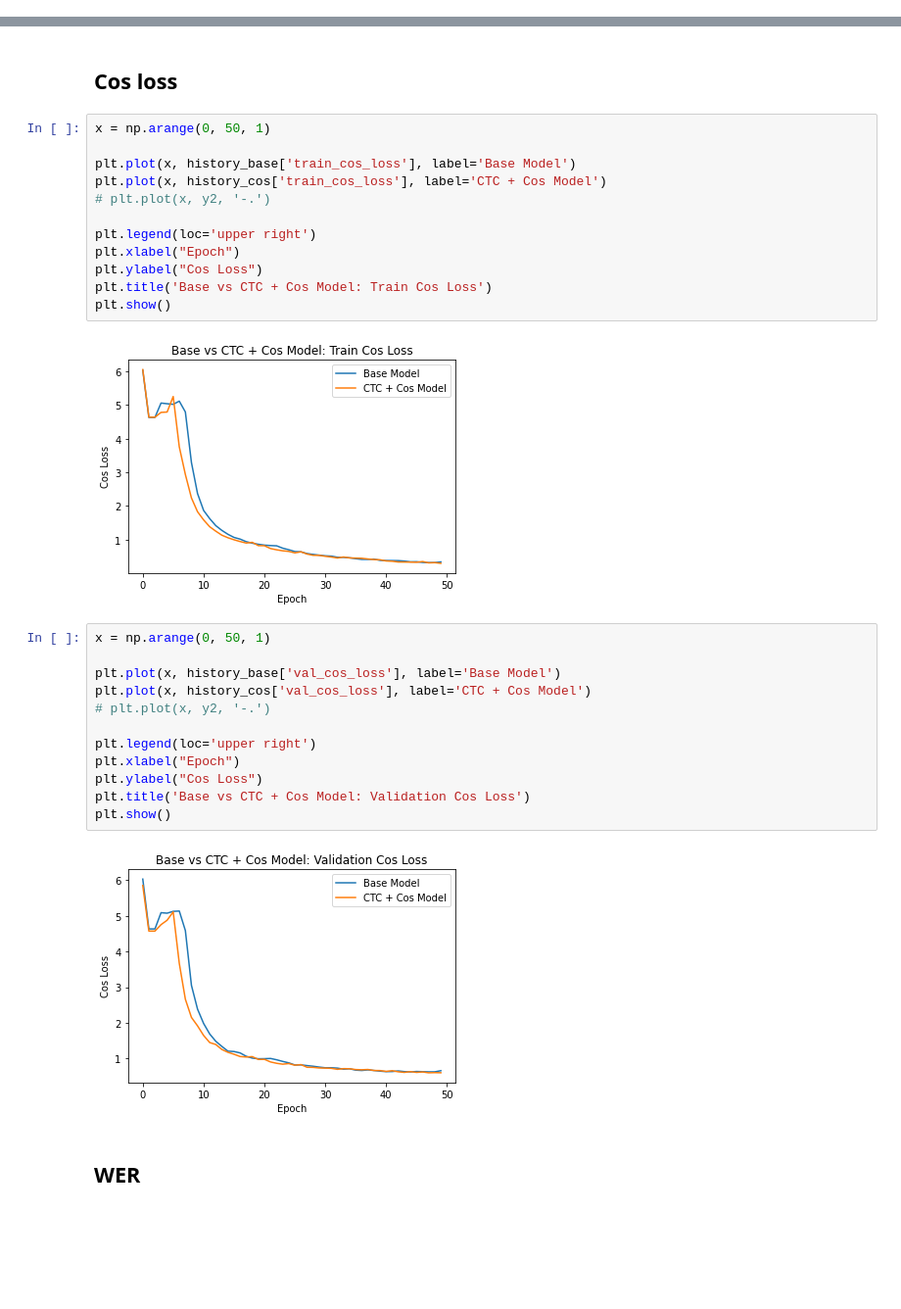
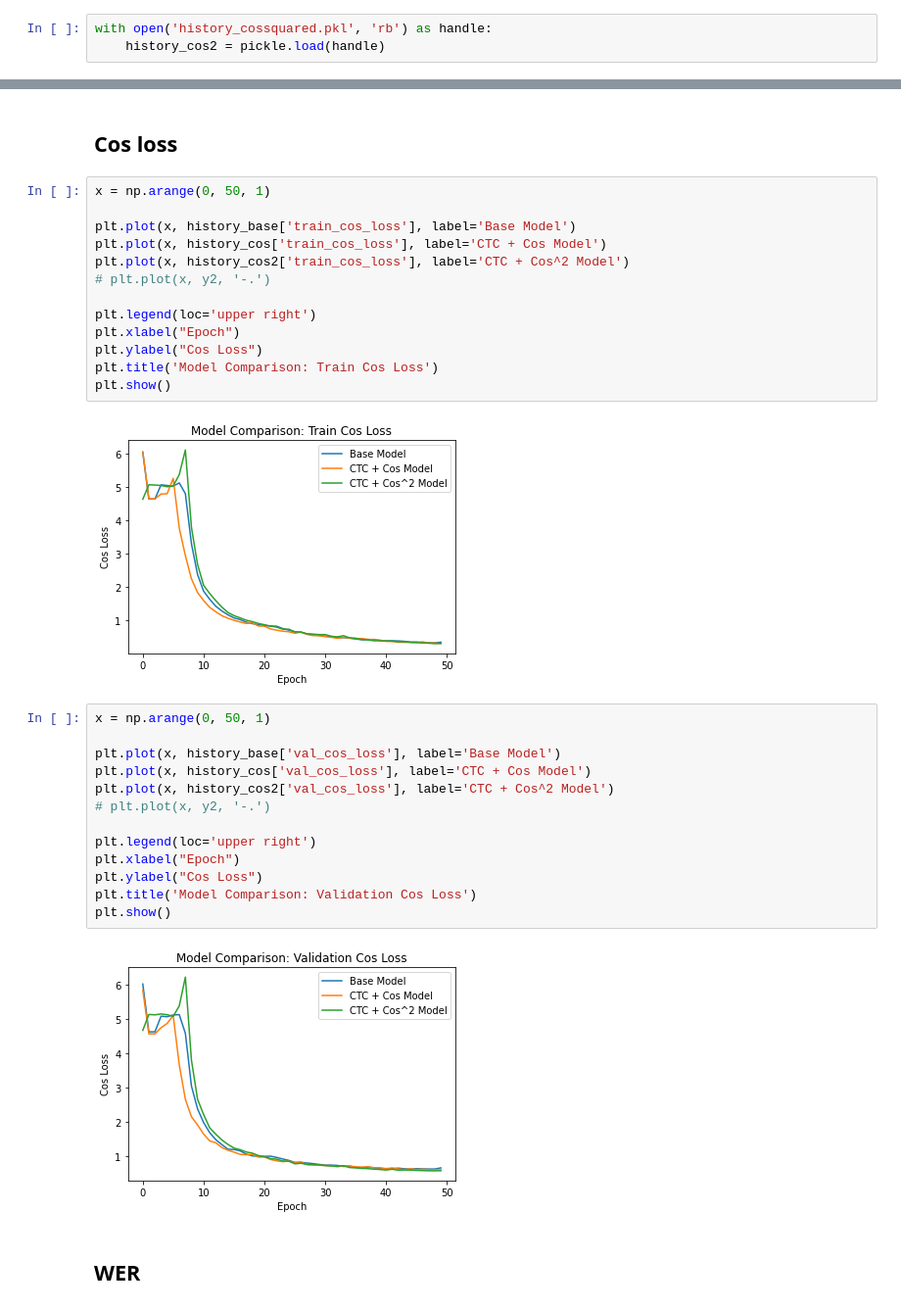
Before and after one commit to whettenr/severity-measures-asr, a Jupyter notebook: EX_3_Evaluate.ipynb, the cells around one changed output, grey strips where cells are left out. Shown: that part at 98% size. Saved outputs shown, nothing was run; the diff lists cells and outputs as text; blank space fills up the shorter version.

```diff
--- a/EX_3_Evaluate.ipynb
+++ b/EX_3_Evaluate.ipynb
@@ -11,6 +11,9 @@ with open('history_cos.pkl', 'rb') as handle:
 # %%
 with open('history_base.pkl', 'rb') as handle:
     history_base = pickle.load(handle)
+# %%
+with open('history_cossquared.pkl', 'rb') as handle:
+    history_cos2 = pickle.load(handle)
 # %%
 len(history_cos['losses'])
 # %% [output]
@@ -161,29 +216,31 @@ x = np.arange(0, 50, 1)
 
 plt.plot(x, history_base['train_cos_loss'], label='Base Model')
 plt.plot(x, history_cos['train_cos_loss'], label='CTC + Cos Model')
+plt.plot(x, history_cos2['train_cos_loss'], label='CTC + Cos^2 Model')
 # plt.plot(x, y2, '-.')
 
 plt.legend(loc='upper right')
 plt.xlabel("Epoch")
 plt.ylabel("Cos Loss")
-plt.title('Base vs CTC + Cos Model: Train Cos Loss')
+plt.title('Model Comparison: Train Cos Loss')
 plt.show()
 # %% [output]
-[figure, old version]
+[figure, new version]
 # %%
 x = np.arange(0, 50, 1)
 
 plt.plot(x, history_base['val_cos_loss'], label='Base Model')
 plt.plot(x, history_cos['val_cos_loss'], label='CTC + Cos Model')
+plt.plot(x, history_cos2['val_cos_loss'], label='CTC + Cos^2 Model')
 # plt.plot(x, y2, '-.')
 
 plt.legend(loc='upper right')
 plt.xlabel("Epoch")
 plt.ylabel("Cos Loss")
-plt.title('Base vs CTC + Cos Model: Validation Cos Loss')
+plt.title('Model Comparison: Validation Cos Loss')
 plt.show()
 # %% [output]
-[figure, old version]
+[figure, new version]
 # %% [markdown]
 ## WER
 # %%
```
Also changed, not shown: parts of 11 cells of this notebook, 3 other files.
